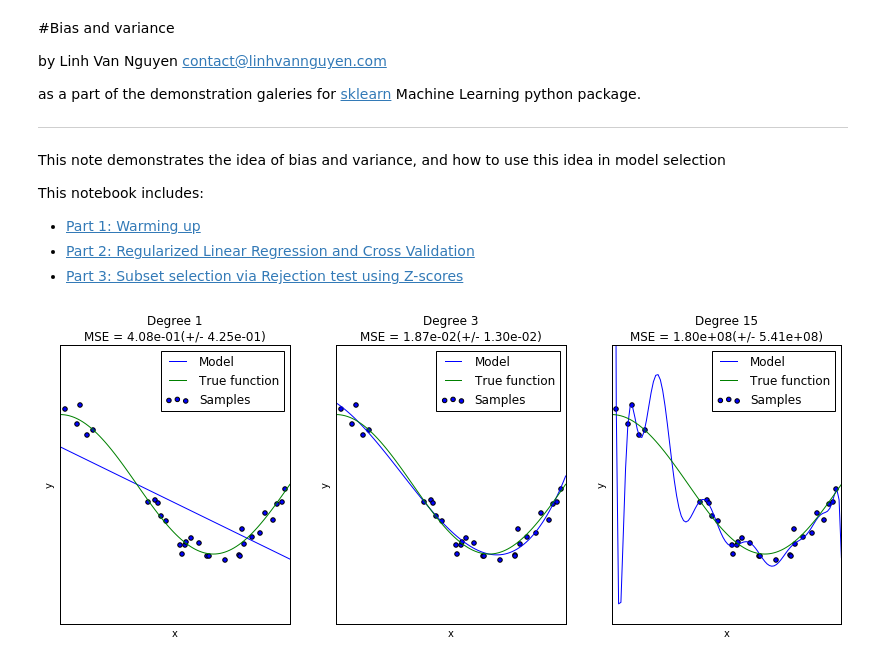
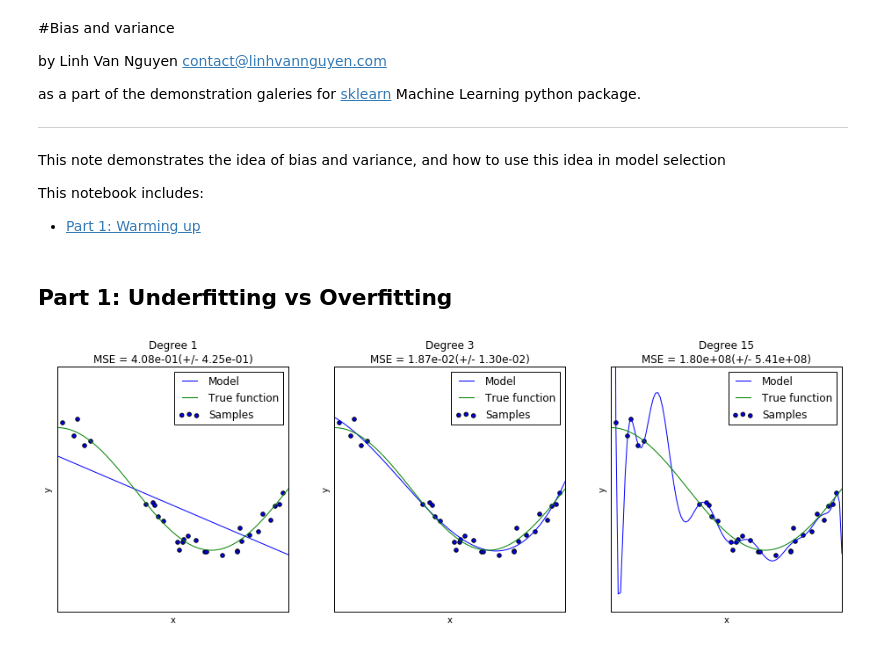
Before and after one commit to linhvannguyen/sklearn_galeries, a Jupyter notebook: BiasVariance.ipynb, the cells around one changed output. Drawn from its saved outputs; the diff is of its cells as text; code cells hidden in the pictures.

```diff
--- a/BiasVariance.ipynb
+++ b/BiasVariance.ipynb
@@ -10,5 +10,5 @@ This note demonstrates the idea of bias and variance, and how to use this idea i
 
 This notebook includes:
 - <a href='#part1'>Part 1: Warming up</a>
-- <a href='#part2'>Part 2: Regularized Linear Regression and Cross Validation</a>
-- <a href='#part3'>Part 3: Subset selection via Rejection test using Z-scores</a>
+# %% [markdown]
+## Part 1: Underfitting vs Overfitting
@@ -15,46 +32,27 @@ This notebook includes:
 # %%
-%matplotlib inline
-import numpy as np
-import matplotlib.pyplot as plt
-from sklearn.pipeline import Pipeline
-from sklearn.preprocessing import PolynomialFeatures
-from sklearn.linear_model import LinearRegression
-from sklearn import cross_validation
-
-np.random.seed(0)
-
-n_samples = 30
-degrees = [1, 3, 15]
-
-true_fun = lambda X: np.cos(1.5 * np.pi * X)
-X = np.sort(np.random.rand(n_samples))
-y = true_fun(X) + np.random.randn(n_samples) * 0.1
-
-plt.figure(figsize=(14, 5))
+plt.figure(figsize=(16, 4))
 for i in range(len(degrees)):
     ax = plt.subplot(1, len(degrees), i + 1)
     plt.setp(ax, xticks=(), yticks=())
 
-    polynomial_features = PolynomialFeatures(degree=degrees[i],
-                                             include_bias=False)
+    polynomial_features = PolynomialFeatures(degree=degrees[i], include_bias=False)
     linear_regression = LinearRegression()
     pipeline = Pipeline([("polynomial_features", polynomial_features), ("linear_regression", linear_regression)])
     pipeline.fit(X[:, np.newaxis], y)
 
     # Evaluate the models using crossvalidation
-    scores = cross_validation.cross_val_score(pipeline,
-        X[:, np.newaxis], y, scoring="mean_squared_error", cv=10)
+    scores = cross_validation.cross_val_score(pipeline, X[:, np.newaxis], y, scoring="mean_squared_error", cv=10)
 
     X_test = np.linspace(0, 1, 100)
     plt.plot(X_test, pipeline.predict(X_test[:, np.newaxis]), label="Model")
     plt.plot(X_test, true_fun(X_test), label="True function")
     plt.scatter(X, y, label="Samples")
     plt.xlabel("x")
     plt.ylabel("y")
     plt.xlim((0, 1))
     plt.ylim((-2, 2))
     plt.legend(loc="best")
     plt.title("Degree {}\nMSE = {:.2e}(+/- {:.2e})".format(degrees[i], -scores.mean(), scores.std()))
 plt.show()
 # %% [output]
-[figure, old version]
+[figure, new version]
```
Also changed, not shown: parts of 1 cell of this notebook, 1 other file.
